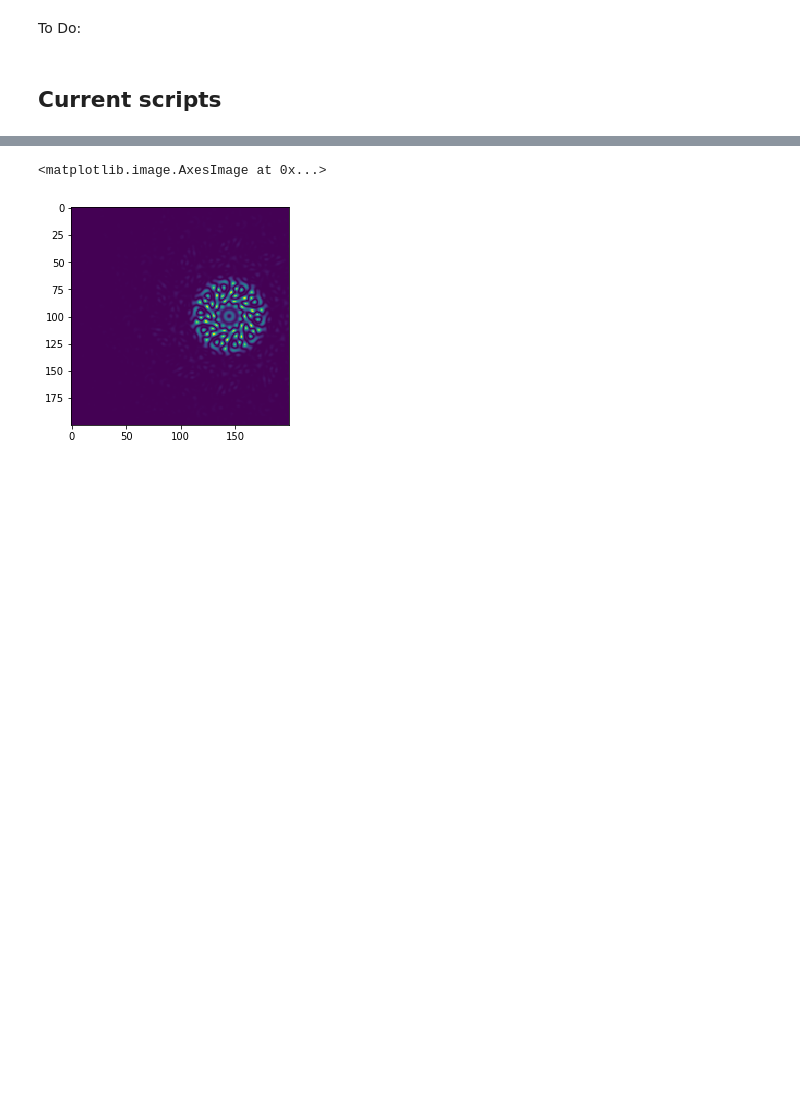
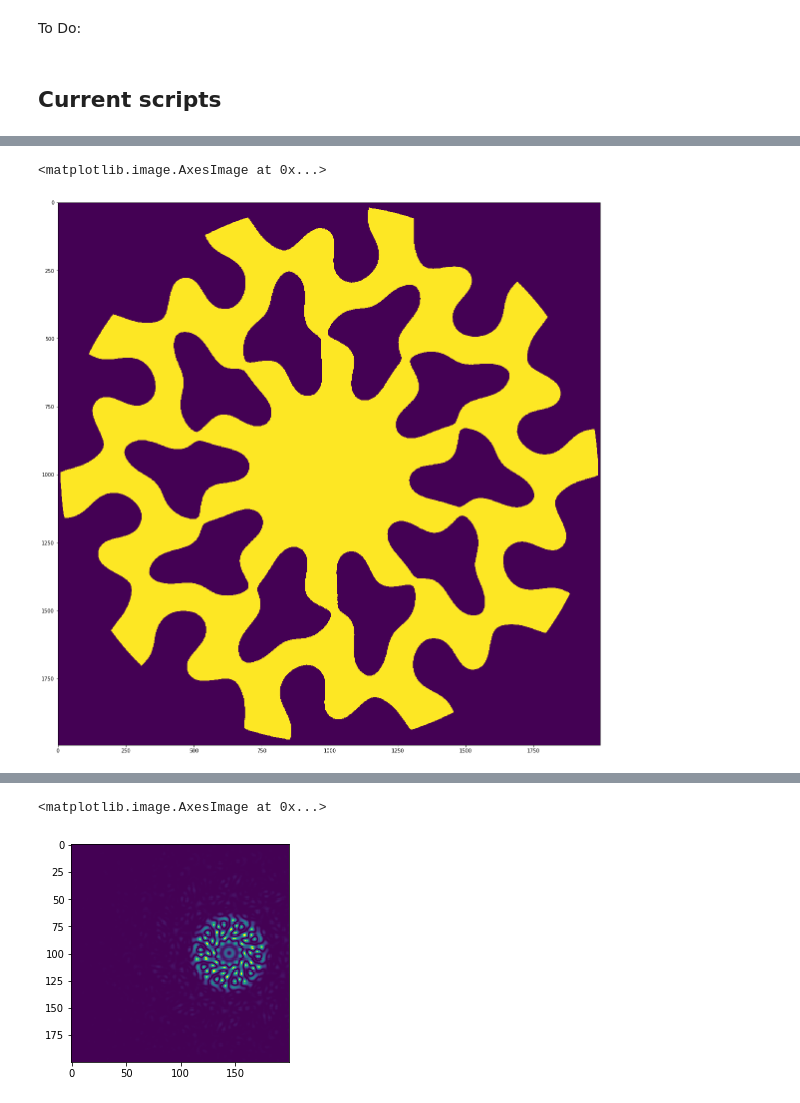
Before and after one commit to ptuthill/Toliman, a Jupyter notebook: Modelling/lib/FT_modelling_dev.ipynb, the cells around one changed output, grey strips where cells are left out. Drawn from its saved outputs; the diff is of its cells as text; code cells hidden in the pictures; blank space fills up the shorter version.

```diff
--- a/Modelling/lib/FT_modelling_dev.ipynb
+++ b/Modelling/lib/FT_modelling_dev.ipynb
@@ -133,0 +157,7 @@ def FT_model(pupil, aperture, m2_obsc, chip_dim, wl, foc_length, pix_size, trans
+# %%
+pupil_new = pupil_from_fits(path + "pupil_new_2k.fits")
+plt.figure(figsize=(20,20))
+plt.imshow(np.angle(pupil_new))
+# %% [output]
+<matplotlib.image.AxesImage at 0x...>
+[figure, added]
```
Also changed, not shown: parts of 7 cells of this notebook, 4 other files.
